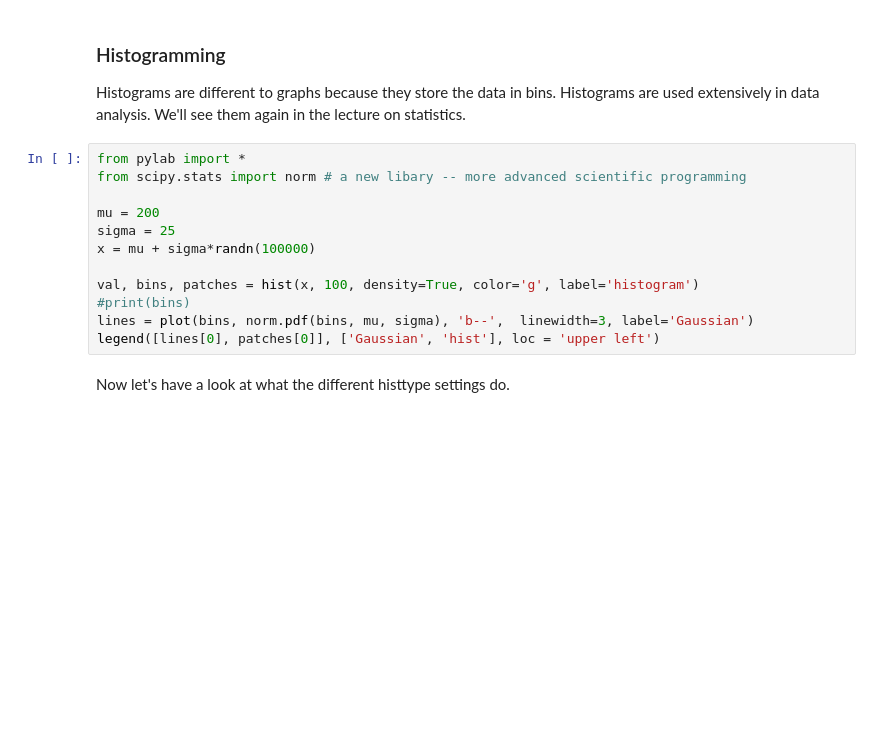
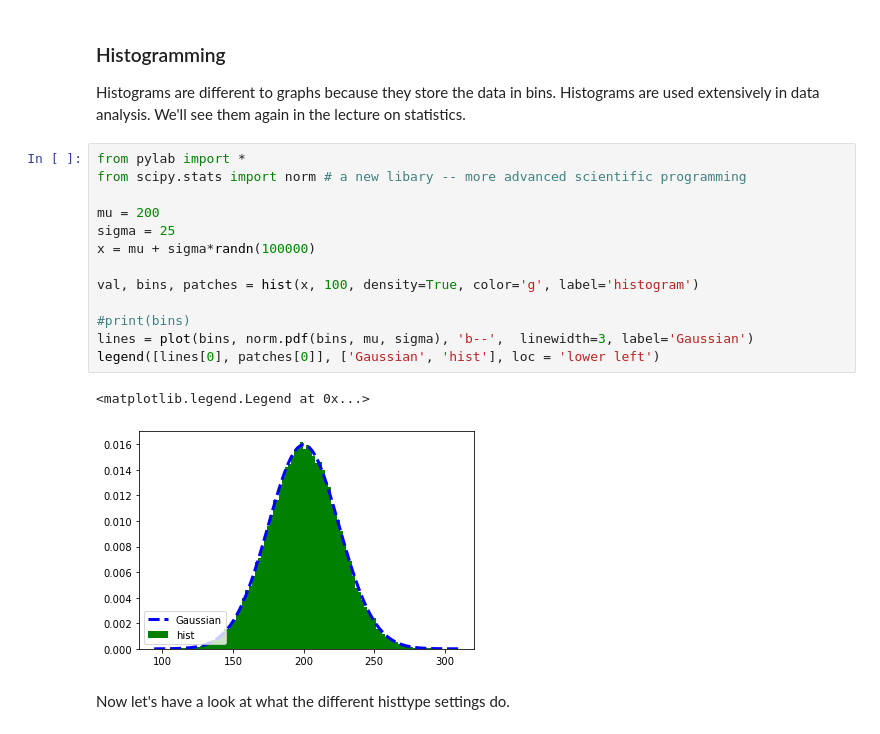
Before and after one commit to ds-connectors/Physics-88-Fa21, a Jupyter notebook: Week04/Lecture03.ipynb, the cells around one changed output. Cells and saved outputs as stored; diff of their text form; blank space fills up the shorter version.

```diff
--- a/Week04/Lecture03.ipynb
+++ b/Week04/Lecture03.ipynb
@@ -398,15 +422,19 @@ Histograms are different to graphs because they store the data in bins. Histogra
 # %%
 from pylab import *
 from scipy.stats import norm # a new libary -- more advanced scientific programming
 
 mu = 200
 sigma = 25
 x = mu + sigma*randn(100000)
 
 val, bins, patches = hist(x, 100, density=True, color='g', label='histogram')
+
 #print(bins)
 lines = plot(bins, norm.pdf(bins, mu, sigma), 'b--',  linewidth=3, label='Gaussian')
-legend([lines[0], patches[0]], ['Gaussian', 'hist'], loc = 'upper left')
+legend([lines[0], patches[0]], ['Gaussian', 'hist'], loc = 'lower left')
+# %% [output]
+<matplotlib.legend.Legend at 0x...>
+[figure, added]
 # %% [markdown]
 Now let's have a look at what the different histtype settings do.
 # %%
```
Also changed, not shown: parts of 16 cells of this notebook, 17 other files.
